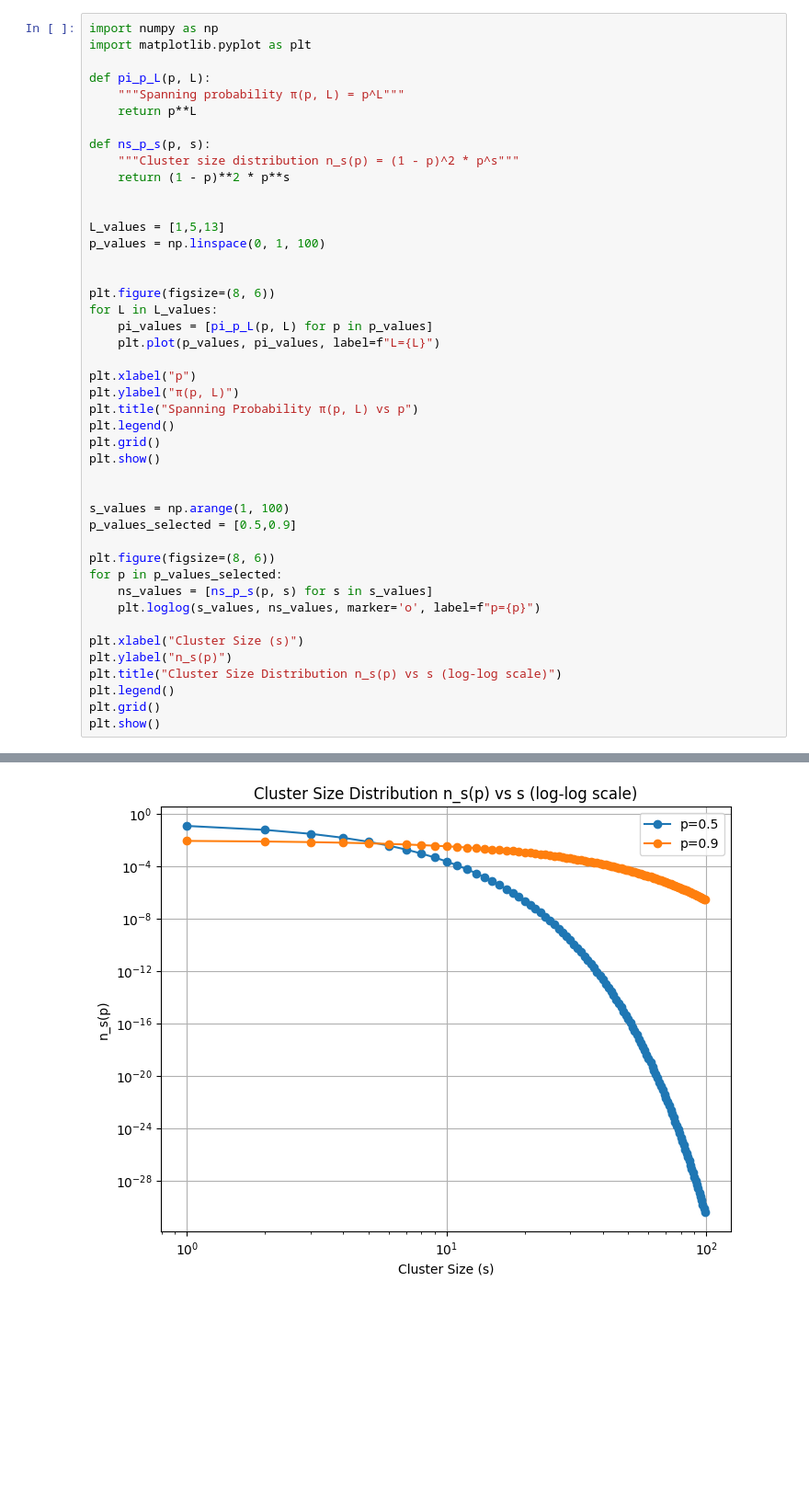
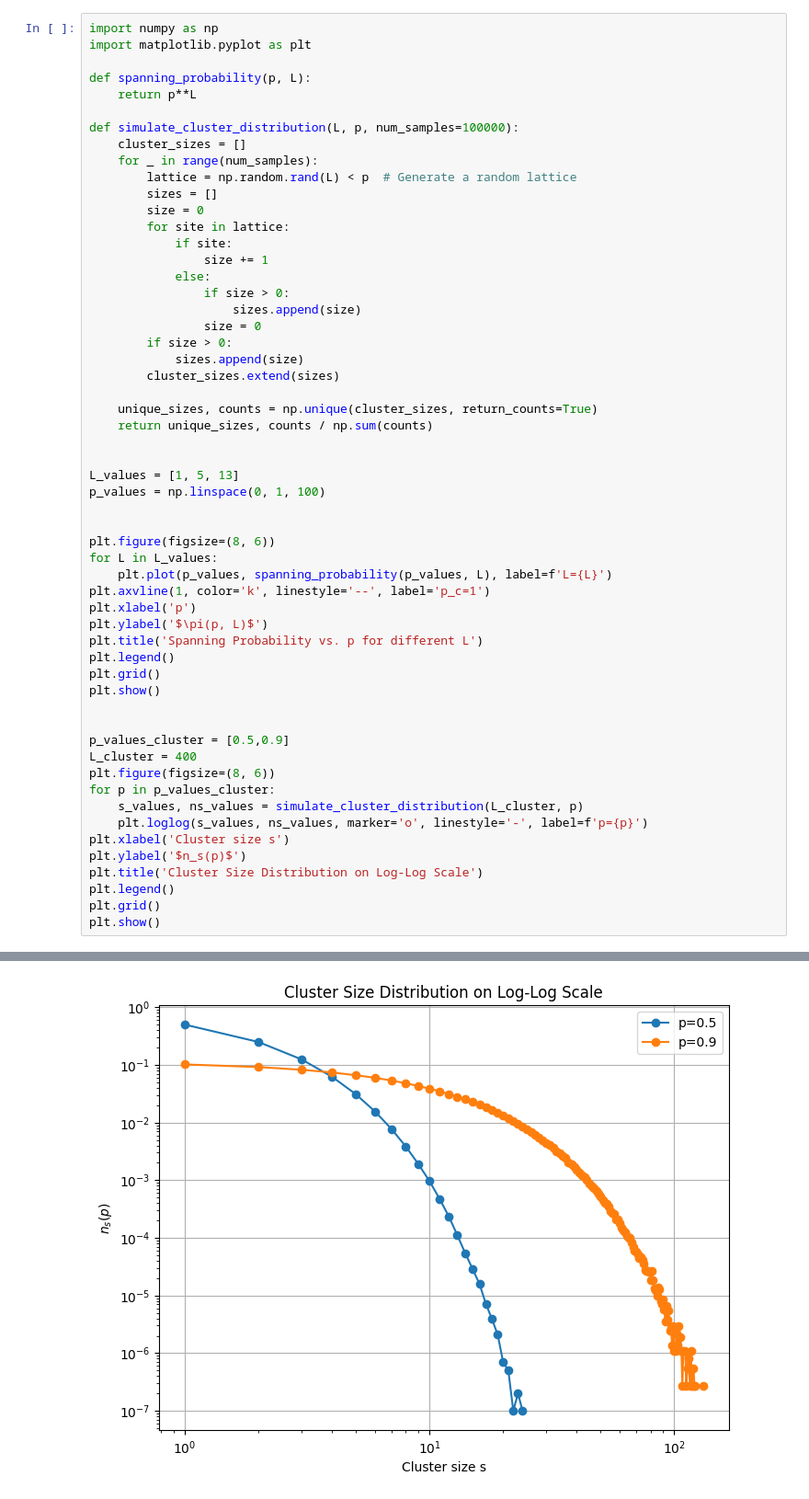
Before and after one commit to ROHIT32767/Percolation-Bethe-Lattice-and-SOC, a Jupyter notebook: Q2.ipynb, the cells around one changed output, grey strips where cells are left out. Shown: that part at 92% size. Saved outputs shown, nothing was run; the diff lists cells and outputs as text; blank space fills up the shorter version.

```diff
--- a/Q2.ipynb
+++ b/Q2.ipynb
@@ -2,43 +2,55 @@
 import numpy as np
 import matplotlib.pyplot as plt
 
-def pi_p_L(p, L):
-    """Spanning probability π(p, L) = p^L"""
+def spanning_probability(p, L):
     return p**L
 
-def ns_p_s(p, s):
-    """Cluster size distribution n_s(p) = (1 - p)^2 * p^s"""
-    return (1 - p)**2 * p**s
+def simulate_cluster_distribution(L, p, num_samples=100000):
+    cluster_sizes = []
+    for _ in range(num_samples):
+        lattice = np.random.rand(L) < p  # Generate a random lattice
+        sizes = []
+        size = 0
+        for site in lattice:
+            if site:
+                size += 1
+            else:
+                if size > 0:
+                    sizes.append(size)
+                size = 0
+        if size > 0:
+            sizes.append(size)
+        cluster_sizes.extend(sizes)
+
+    unique_sizes, counts = np.unique(cluster_sizes, return_counts=True)
+    return unique_sizes, counts / np.sum(counts)
 
 
-L_values = [1,5,13]
+L_values = [1, 5, 13]
 p_values = np.linspace(0, 1, 100)
 
 
 plt.figure(figsize=(8, 6))
 for L in L_values:
-    pi_values = [pi_p_L(p, L) for p in p_values]
-    plt.plot(p_values, pi_values, label=f"L={L}")
-
-plt.xlabel("p")
-plt.ylabel("π(p, L)")
-plt.title("Spanning Probability π(p, L) vs p")
+    plt.plot(p_values, spanning_probability(p_values, L), label=f'L={L}')
+plt.axvline(1, color='k', linestyle='--', label='p_c=1')
+plt.xlabel('p')
+plt.ylabel('$\pi(p, L)$')
+plt.title('Spanning Probability vs. p for different L')
 plt.legend()
 plt.grid()
 plt.show()
 
 
-s_values = np.arange(1, 100)
-p_values_selected = [0.5,0.9]
-
+p_values_cluster = [0.5,0.9]
+L_cluster = 400
 plt.figure(figsize=(8, 6))
-for p in p_values_selected:
-    ns_values = [ns_p_s(p, s) for s in s_values]
-    plt.loglog(s_values, ns_values, marker='o', label=f"p={p}")
-
-plt.xlabel("Cluster Size (s)")
-plt.ylabel("n_s(p)")
-plt.title("Cluster Size Distribution n_s(p) vs s (log-log scale)")
+for p in p_values_cluster:
+    s_values, ns_values = simulate_cluster_distribution(L_cluster, p)
+    plt.loglog(s_values, ns_values, marker='o', linestyle='-', label=f'p={p}')
+plt.xlabel('Cluster size s')
+plt.ylabel('$n_s(p)$')
+plt.title('Cluster Size Distribution on Log-Log Scale')
 plt.legend()
 plt.grid()
 plt.show()
@@ -47 +59 @@ plt.show()
-[figure, old version]
+[figure, new version]
```
Also changed, not shown: parts of 1 cell of this notebook.
